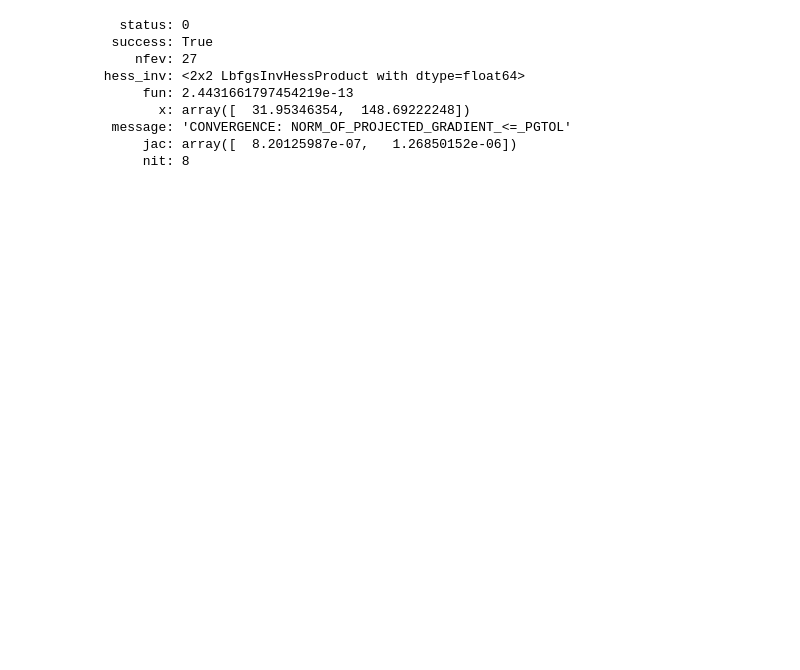
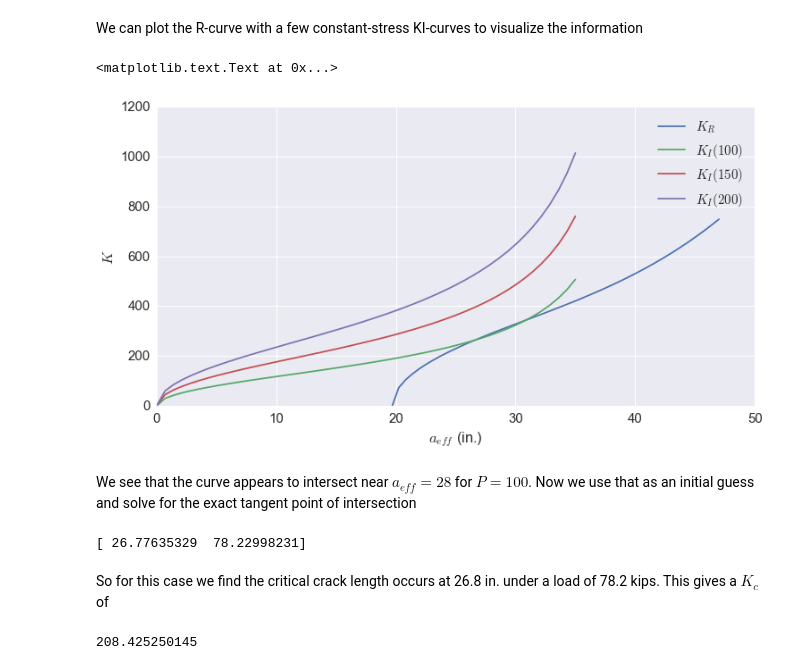
Before and after one commit to ndaman/damagetolerance, a Jupyter notebook: Tangent_R-curve.ipynb, the cells around one changed output. Saved outputs shown, nothing was run; the diff lists cells and outputs as text; code cells hidden in the pictures; blank space fills up the shorter version.

Commit message:
modified:   Tangent_R-curve.ipynb 	new file:   fake_data.txt
	fixed things quite a bit in r-curve demo

```diff
--- a/Tangent_R-curve.ipynb
+++ b/Tangent_R-curve.ipynb
@@ -64,12 +28,47 @@ plt.legend(loc='best')
-# %%
-res
-# %% [output]
-   status: 0
-  success: True
-     nfev: 27
- hess_inv: <2x2 LbfgsInvHessProduct with dtype=float64>
-      fun: 2.4431661797454219e-13
-        x: array([  31.95346354,  148.69222248])
-  message: 'CONVERGENCE: NORM_OF_PROJECTED_GRADIENT_<=_PGTOL'
-      jac: array([  8.20125987e-07,   1.26850152e-06])
-      nit: 8
+# %% [markdown]
+We can plot the R-curve with a few constant-stress KI-curves to visualize the information
+# %%
+a_r = np.linspace(19.69,47) #test limits of the experiment
+plt.figure(figsize=(12,6))
+#r-curve plot
+plt.plot(a_r,[kr(i,a0=19.69,W=78.74,P=275) for i in a_r],label='$K_R$')
+#constant-stress KI-curves
+a = np.linspace(0,35)
+plt.plot(a,[ki(i,P=100) for i in a],label='$K_I(100)$')
+plt.plot(a,[ki(i,P=150) for i in a],label='$K_I(150)$')
+plt.plot(a,[ki(i,P=200) for i in a],label='$K_I(200)$')
+plt.legend(loc='best')
+plt.xlabel('$a_{eff}$ (in.)')
+plt.ylabel('$K$')
+# %% [output]
+<matplotlib.text.Text at 0x...>
+[figure, added]
+# %% [markdown]
+We see that the curve appears to intersect near $a_{eff} = 28$ for $P = 100$.
+Now we use that as an initial guess and solve for the exact tangent point of intersection
+# %%
+kr_smooth = interpolate.splrep(a_r,[kr(i,a0=19.69,W=78.74,P=275) for i in a_r])
+#objective function for minimization
+#x is array of variables to be optimized
+def myobj(x):
+    a_crit = x[0] #critical crack length, point of intersection
+    P_crit = x[1] #critical load
+    ki_smooth = interpolate.splrep(a,[ki(i,P=P_crit) for i in a])
+    #squared difference of function values
+    d1 = (interpolate.splev(a_crit,kr_smooth,der=0)-interpolate.splev(a_crit,ki_smooth,der=0))**2
+    #squared difference of slopes (check for tangent)
+    d2 = (interpolate.splev(a_crit,kr_smooth,der=1)-interpolate.splev(a_crit,ki_smooth,der=1))**2
+    return d1 + d2
+#initial guess
+x0 = np.array([28,100])
+res = minimize(myobj,x0,method='nelder-mead')
+print res.x
+# %% [output]
+[ 26.77635329  78.22998231]
+# %% [markdown]
+So for this case we find the critical crack length occurs at 26.8 in. under a load of 78.2 kips. This gives a $K_c$ of
+# %%
+Kc = ki(res.x[0],P=res.x[1])
+print Kc
+# %% [output]
+208.425250145
```
Also changed, not shown: parts of 19 cells of this notebook, 1 other file.
